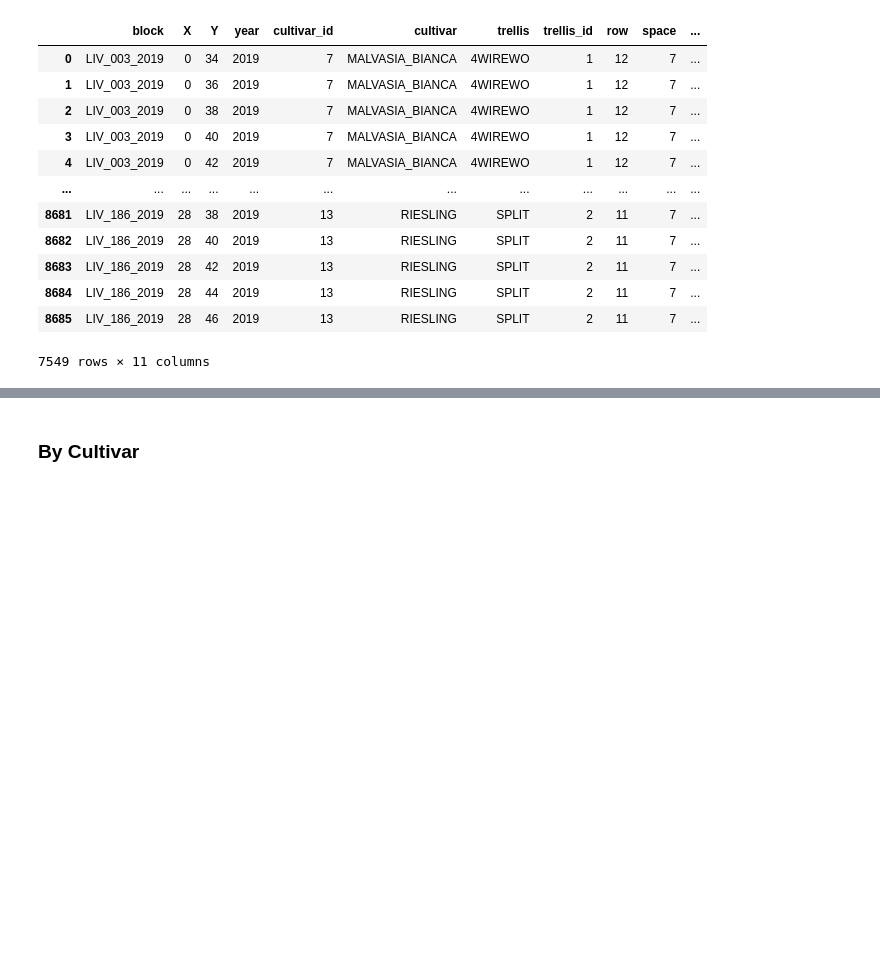
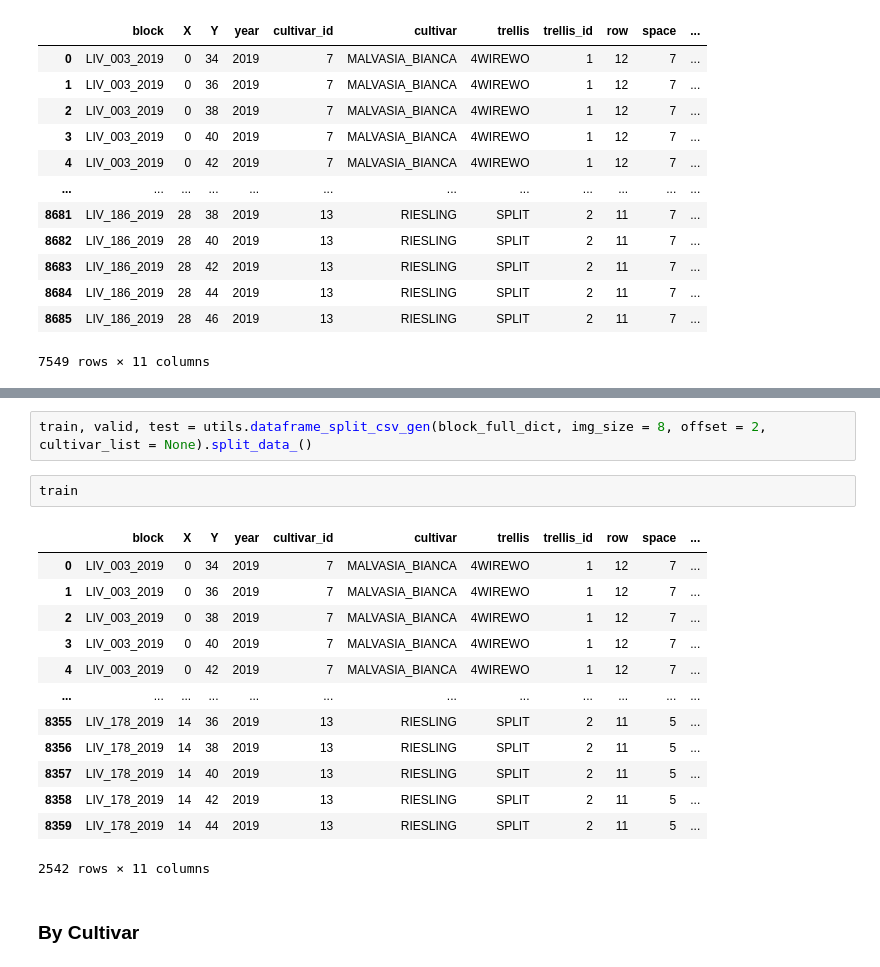
Before and after one commit to plant-ai-biophysics-lab/imbalance_deep_regression_yield_forecasting, a Jupyter notebook: EDA/EDA.ipynb, the cells around one changed output, grey strips where cells are left out. Drawn from its saved outputs; the diff is of its cells as text; blank space fills up the shorter version.

```diff
--- a/EDA/EDA.ipynb
+++ b/EDA/EDA.ipynb
@@ -59,3 +82,21 @@ df
+# %%
+train, valid, test = utils.dataframe_split_csv_gen(block_full_dict, img_size = 8, offset = 2, cultivar_list = None).split_data_()
+# %%
+train
+# %% [output]
+|  | block | X | Y | year | cultivar_id | cultivar | trellis | trellis_id | row | space | ... |
+| 0 | LIV_003_2019 | 0 | 34 | 2019 | 7 | MALVASIA_BIANCA | 4WIREWO | 1 | 12 | 7 | ... |
+| 1 | LIV_003_2019 | 0 | 36 | 2019 | 7 | MALVASIA_BIANCA | 4WIREWO | 1 | 12 | 7 | ... |
+| 2 | LIV_003_2019 | 0 | 38 | 2019 | 7 | MALVASIA_BIANCA | 4WIREWO | 1 | 12 | 7 | ... |
+| 3 | LIV_003_2019 | 0 | 40 | 2019 | 7 | MALVASIA_BIANCA | 4WIREWO | 1 | 12 | 7 | ... |
+| 4 | LIV_003_2019 | 0 | 42 | 2019 | 7 | MALVASIA_BIANCA | 4WIREWO | 1 | 12 | 7 | ... |
+| ... | ... | ... | ... | ... | ... | ... | ... | ... | ... | ... | ... |
+| 8355 | LIV_178_2019 | 14 | 36 | 2019 | 13 | RIESLING | SPLIT | 2 | 11 | 5 | ... |
+| 8356 | LIV_178_2019 | 14 | 38 | 2019 | 13 | RIESLING | SPLIT | 2 | 11 | 5 | ... |
+| 8357 | LIV_178_2019 | 14 | 40 | 2019 | 13 | RIESLING | SPLIT | 2 | 11 | 5 | ... |
+| 8358 | LIV_178_2019 | 14 | 42 | 2019 | 13 | RIESLING | SPLIT | 2 | 11 | 5 | ... |
+| 8359 | LIV_178_2019 | 14 | 44 | 2019 | 13 | RIESLING | SPLIT | 2 | 11 | 5 | ... |
+2542 rows × 11 columns
 # %% [markdown]
 ### By Cultivar
 # %% [markdown]
```
Also changed, not shown: parts of 4 cells of this notebook, 7 other files.
